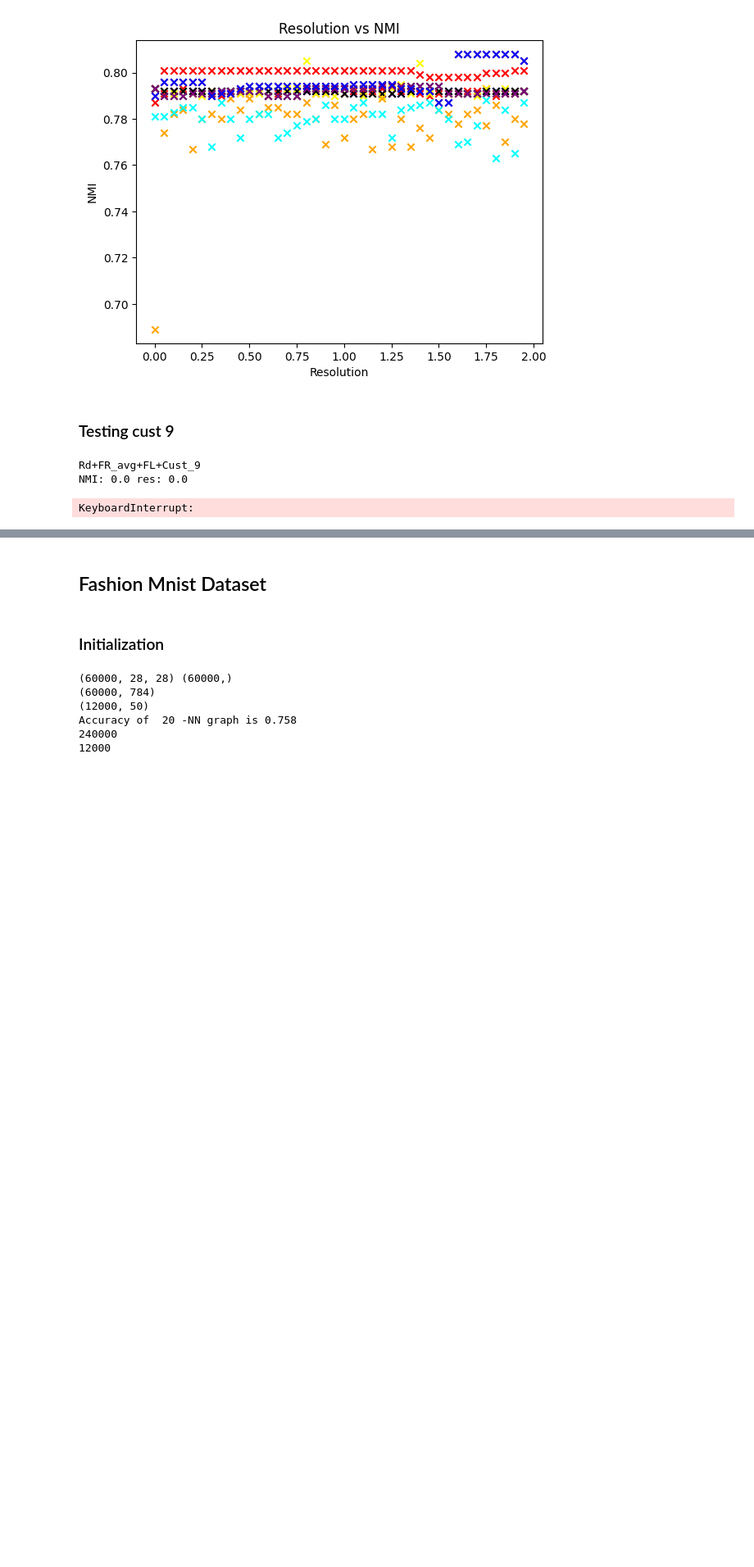
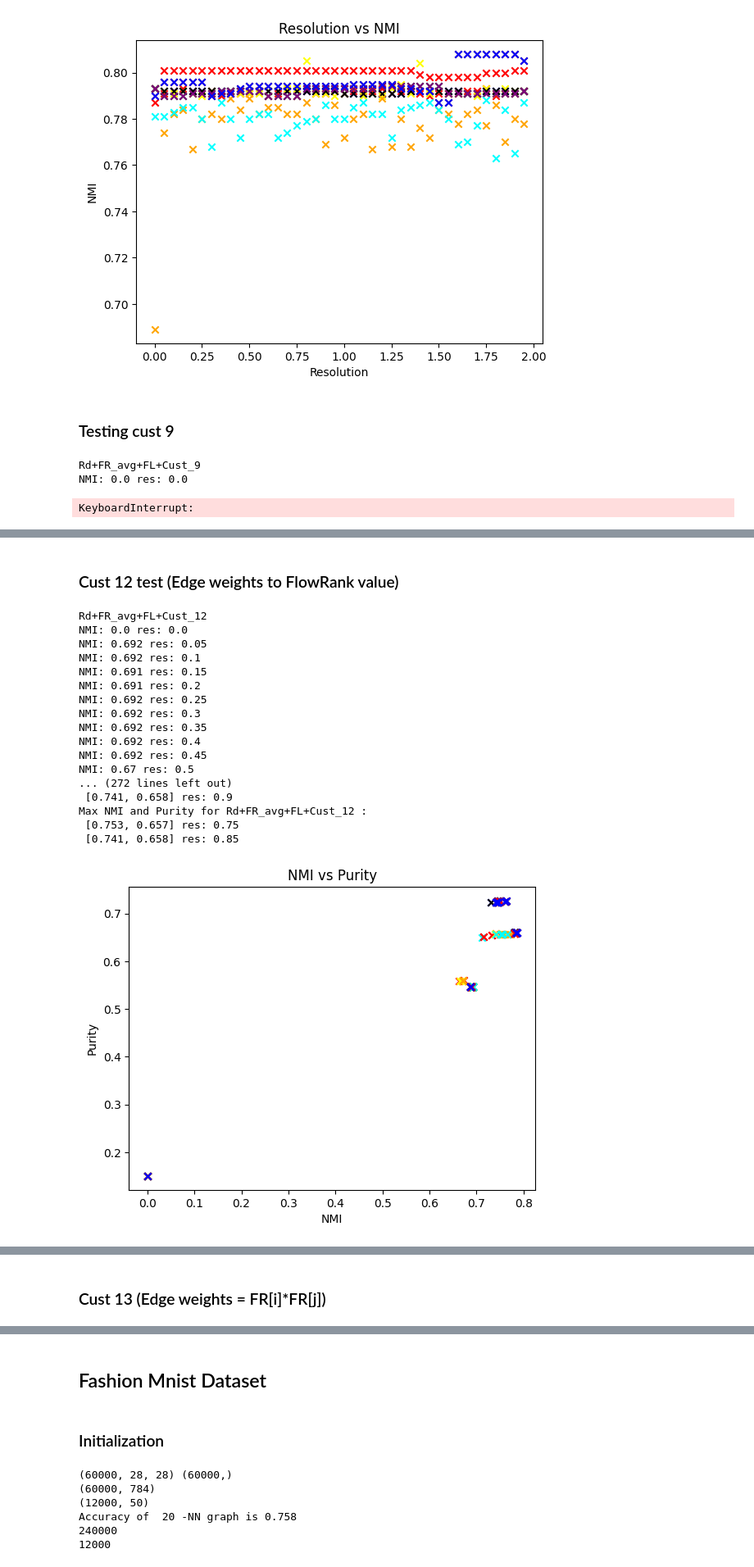
Before and after one commit to csmukherjee/MCPC_Clustering, a Jupyter notebook: Codes/Test_General.ipynb, the cells around one changed output, grey strips where cells are left out. Shown at 82% size. Saved outputs shown, nothing was run; the diff lists cells and outputs as text; code cells hidden in the pictures; blank space fills up the shorter version.

```diff
--- a/Codes/Test_General.ipynb
+++ b/Codes/Test_General.ipynb
@@ -459,0 +596,64 @@ KeyboardInterrupt:
+# %% [markdown]
+### Cust 12 test (Edge weights to FlowRank value)
+# %%
+import analysis as an
+import Real_Cust10 as RC10
+from sklearn.metrics.cluster import normalized_mutual_info_score as NMI
+
+n=len(G.nodes())
+res_=[] #0.26, 0.24 is best for Louvain, 3.3, 2.0
+labels=[]
+total_labels=[]
+names = []
+
+FR_ord = ['Rd', 'Ord']
+FR_Recalc = ['FR_avg', 'FR_Re']
+FR_tp = ['FL','FL_ng','FL_pr']
+Mod_tp = {12:'Cust_12'}
+
+
+for FR_order in [0,1]:
+    for FR_Rec in [0,1]:
+        for FR_type in range(3):
+            for Mod_type in [12]:
+                name = str(FR_ord[FR_order] + '+' + FR_Recalc[FR_Rec] + '+' + FR_tp[FR_type] + '+' + Mod_tp[Mod_type])
+                print(name)
+                names.append(name)
+                labels=[]
+
+                res_list = []
+                for i in range(20):
+                    res_list.append(i/20)
+
+                for res in res_list:
+                    partition = RC10.louvain_partitions(G, seed=0,resolution=res,FR_order=FR_order, FR_Recalc=FR_Rec, FR_type=FR_type, Mod_type=Mod_type)
+                    label_new=get_labels(partition,n)
+                    labels.append(label_new)
+                    print('NMI:',round(NMI(label,label_new),3),'res:',res)
+                    #print(res,round(NMI(label,label_new),2),round(met.purity_score(label,label_new),2))
+                total_labels.append(labels)
+                res_.append(res_list)
+                #print the nmi
+
+an.metrics_summary_general(total_labels,label,res_,names)
+
+#an.metrics_summary(total_labels,label,res_,names)
+# %% [output]
+Rd+FR_avg+FL+Cust_12
+NMI: 0.0 res: 0.0
+NMI: 0.692 res: 0.05
+NMI: 0.692 res: 0.1
+NMI: 0.691 res: 0.15
+NMI: 0.691 res: 0.2
+NMI: 0.692 res: 0.25
+NMI: 0.692 res: 0.3
+NMI: 0.692 res: 0.35
+NMI: 0.692 res: 0.4
+NMI: 0.692 res: 0.45
+NMI: 0.67 res: 0.5
+... (272 lines left out)
+ [0.741, 0.658] res: 0.9
+Max NMI and Purity for Rd+FR_avg+FL+Cust_12 :
+ [0.753, 0.657] res: 0.75
+ [0.741, 0.658] res: 0.85
+[figure, added]
@@ -459,0 +662,2 @@ KeyboardInterrupt:
+# %% [markdown]
+### Cust 13 (Edge weights = FR[i]*FR[j])
```
Also changed, not shown: parts of 7 cells of this notebook, 3 other files.
